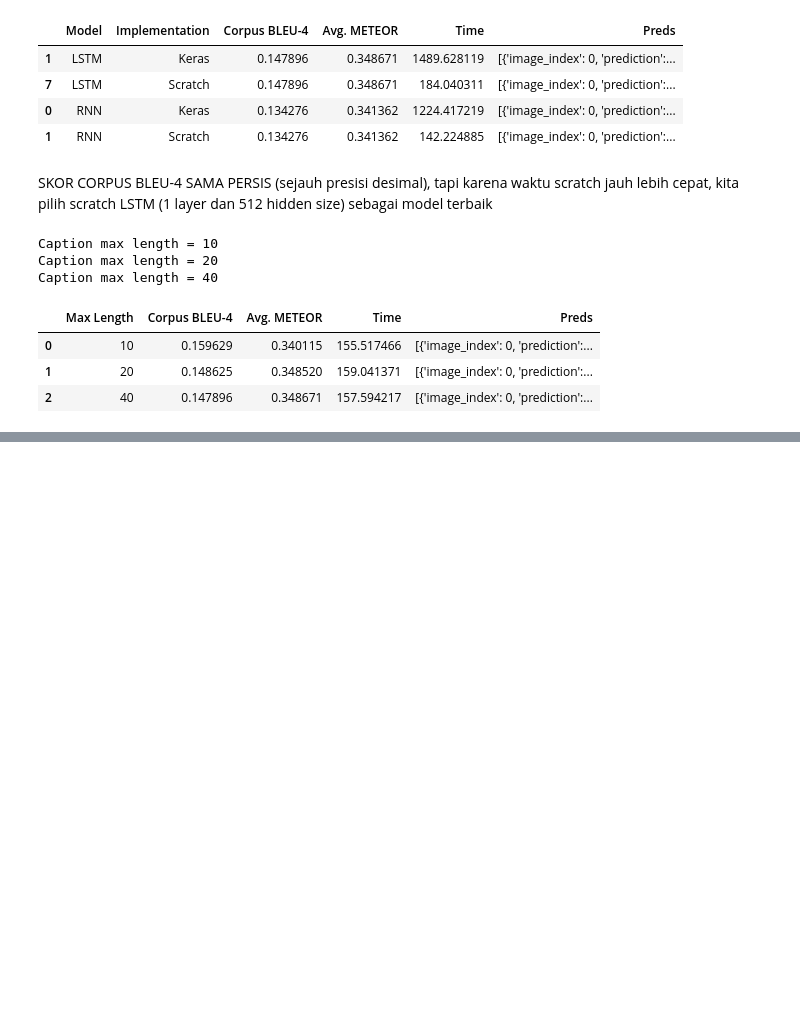
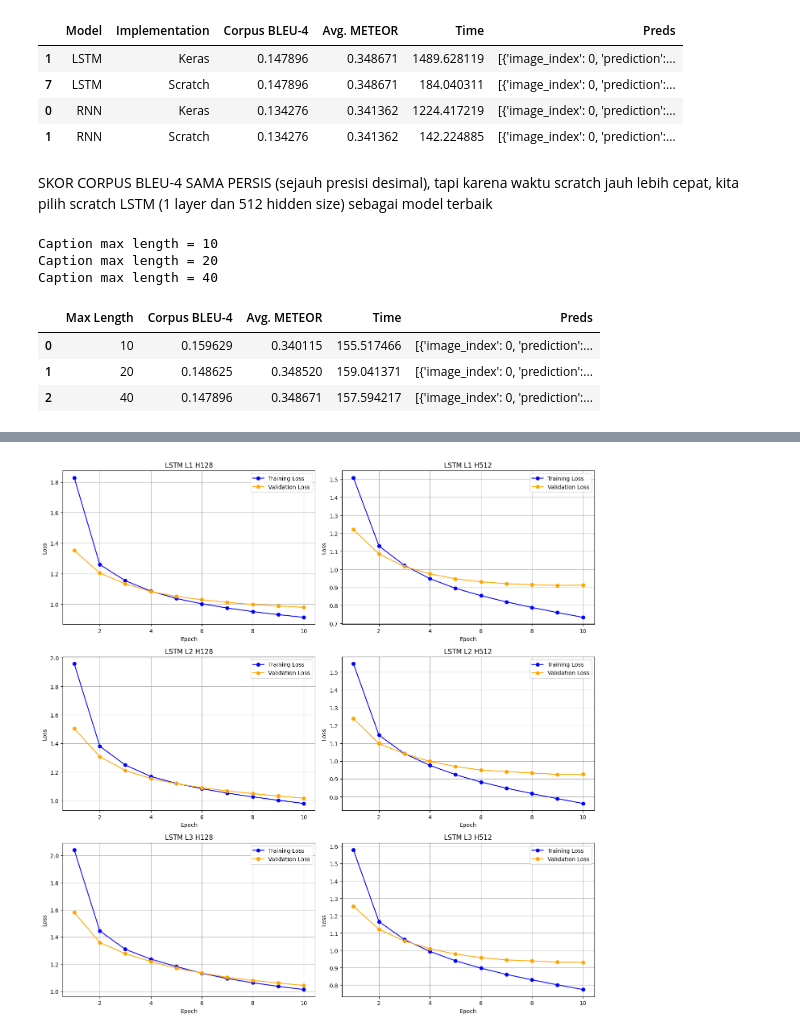
Before and after one commit to Azzkaaaa/Tugas-Besar-ML-2, a Jupyter notebook: src/notebook/rnn_ltsm_experiments.ipynb, the cells around one changed output, grey strips where cells are left out. Drawn from its saved outputs; the diff is of its cells as text; code cells hidden in the pictures; blank space fills up the shorter version.

Commit message:
feat(rnn-lstm): qual. analysis

```diff
--- a/src/notebook/rnn_ltsm_experiments.ipynb
+++ b/src/notebook/rnn_ltsm_experiments.ipynb
@@ -476,0 +611,33 @@ df_lengths.to_pickle(Path(FEATURES_DIR) / 'df_lengths.pkl')
+# %%
+fig, axes = plt.subplots(3, 2, figsize=(14, 14))
+axes = axes.flatten()
+
+for idx, (name, history) in enumerate(lstm_histories.items()):
+    ax = axes[idx]
+
+    ax.plot(
+        epochs,
+        history["train"],
+        color="blue",
+        marker="o",
+        label="Training Loss"
+    )
+
+    ax.plot(
+        epochs,
+        history["val"],
+        color="orange",
+        marker="o",
+        label="Validation Loss"
+    )
+
+    ax.set_title(name)
+    ax.set_xlabel("Epoch")
+    ax.set_ylabel("Loss")
+    ax.grid(True)
+    ax.legend()
+
+plt.tight_layout()
+plt.show()
+# %% [output]
+[figure, added]
```
Also changed, not shown: parts of 12 cells of this notebook.
